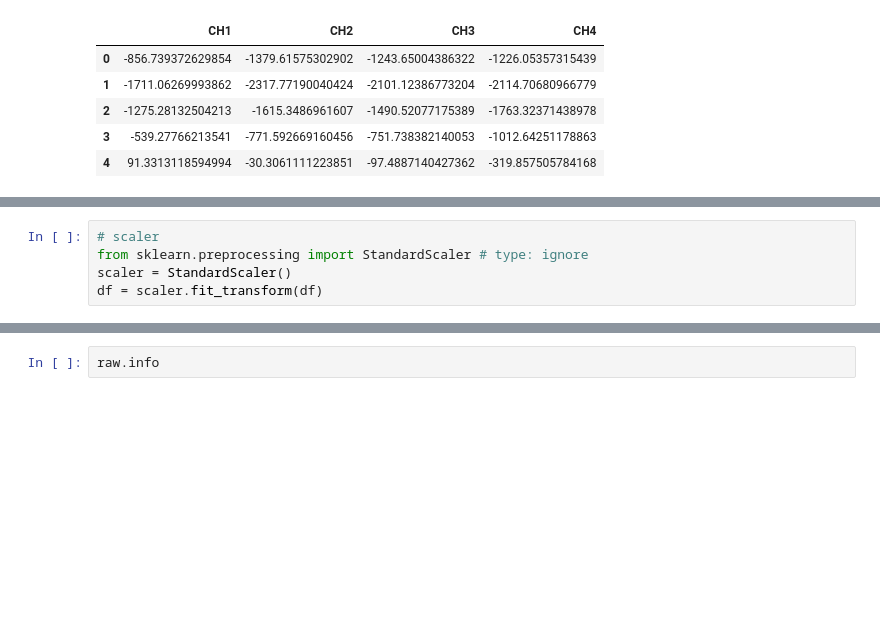
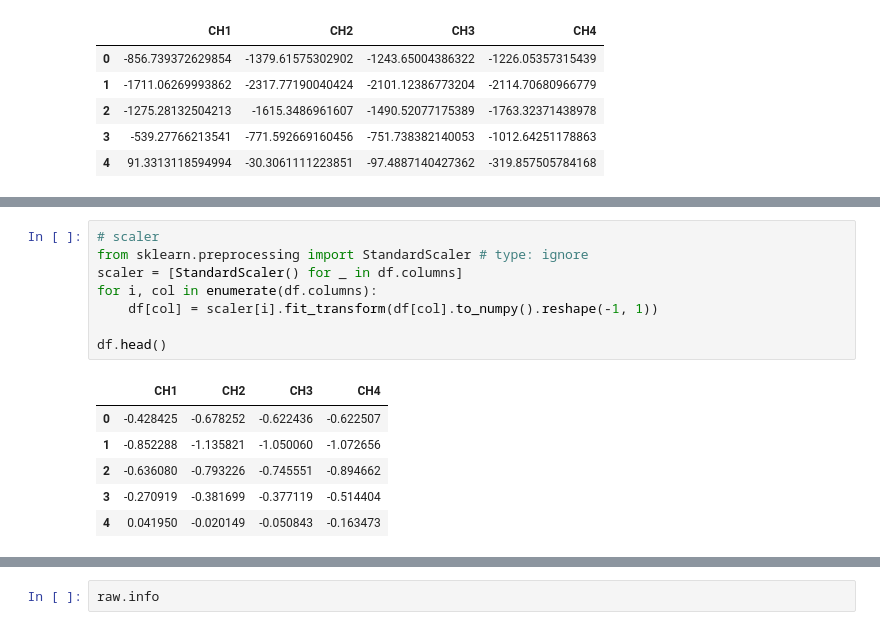
Before and after one commit to frhnfrnk/capstone, a Jupyter notebook: classification/convert.ipynb, the cells around one changed output, grey strips where cells are left out. Saved outputs shown, nothing was run; the diff lists cells and outputs as text; blank space fills up the shorter version.

```diff
--- a/classification/convert.ipynb
+++ b/classification/convert.ipynb
@@ -58,5 +126,15 @@ See the caveats in the documentation: https://pandas.pydata.org/pandas-docs/stab
 # %%
 # scaler
 from sklearn.preprocessing import StandardScaler # type: ignore
-scaler = StandardScaler()
-df = scaler.fit_transform(df)
+scaler = [StandardScaler() for _ in df.columns]
+for i, col in enumerate(df.columns):
+    df[col] = scaler[i].fit_transform(df[col].to_numpy().reshape(-1, 1))
+
+df.head()
+# %% [output]
+|  | CH1 | CH2 | CH3 | CH4 |
+| 0 | -0.428425 | -0.678252 | -0.622436 | -0.622507 |
+| 1 | -0.852288 | -1.135821 | -1.050060 | -1.072656 |
+| 2 | -0.636080 | -0.793226 | -0.745551 | -0.894662 |
+| 3 | -0.270919 | -0.381699 | -0.377119 | -0.514404 |
+| 4 | 0.041950 | -0.020149 | -0.050843 | -0.163473 |
```
Also changed, not shown: parts of 9 cells of this notebook, 8 other files.
